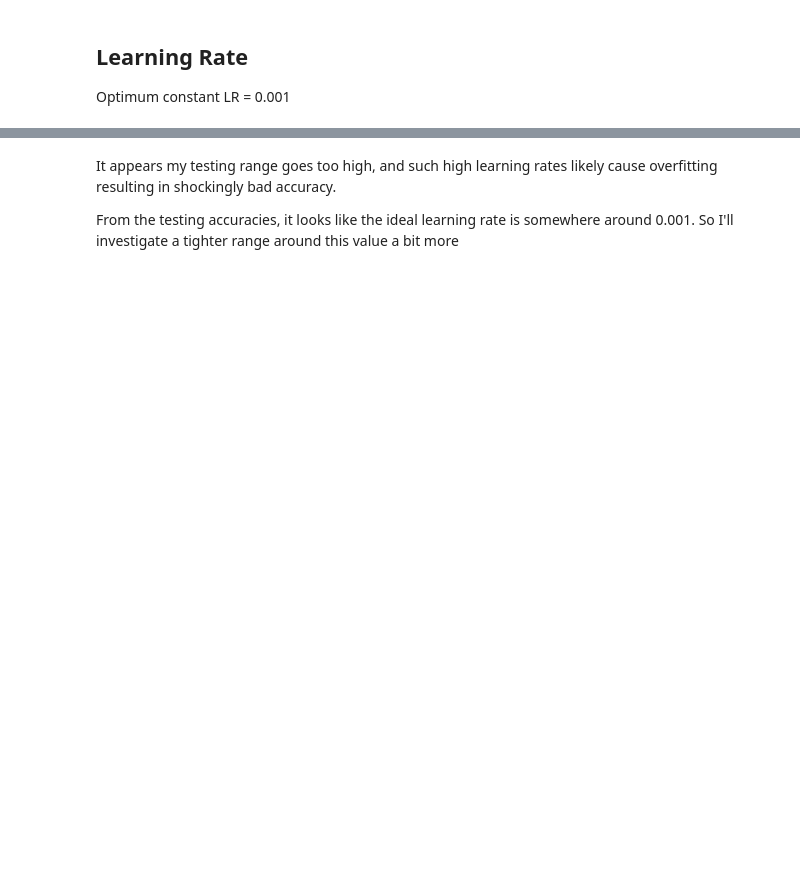
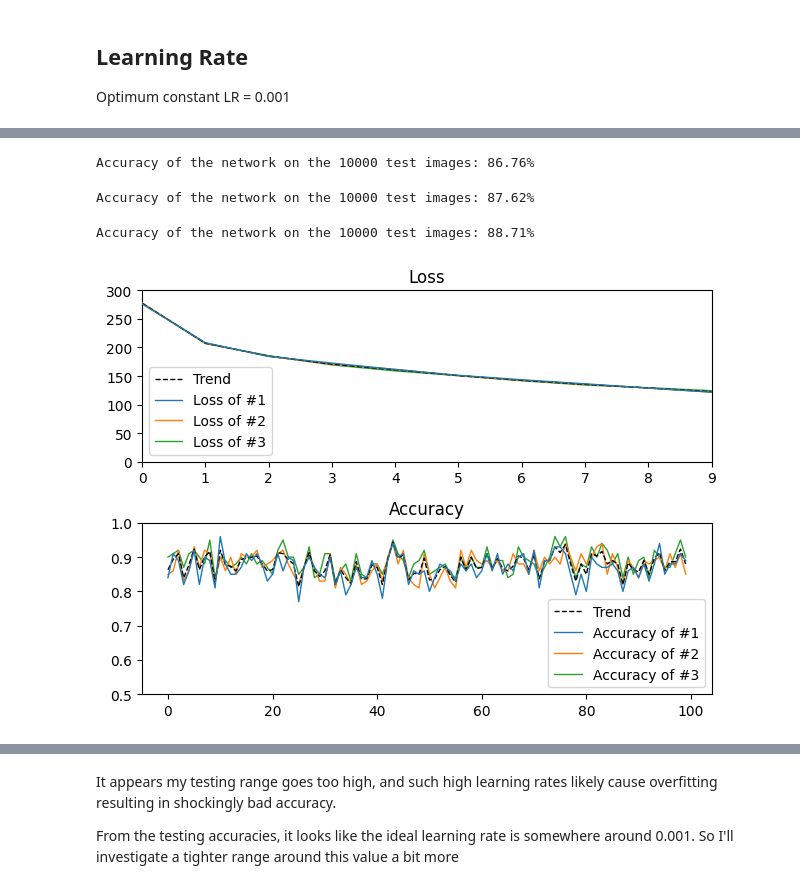
Before and after one commit to danbates1452/neural-networks, a Jupyter notebook: Coursework.ipynb, the cells around one changed output, grey strips where cells are left out. Drawn from its saved outputs; the diff is of its cells as text; code cells hidden in the pictures; blank space fills up the shorter version.

```diff
--- a/Coursework.ipynb
+++ b/Coursework.ipynb
@@ -438,0 +388,7 @@ Accuracy of the network on the 10000 test images: 10.0%
+# %%
+lrpoint01_models, lrpoint01_preds, lrpoint01_losses, lrpoint01_accuracies = run_series(lr_start=0.01)
+# %% [output]
+Accuracy of the network on the 10000 test images: 86.76%
+Accuracy of the network on the 10000 test images: 87.62%
+Accuracy of the network on the 10000 test images: 88.71%
+[figure, added]
```
Also changed, not shown: parts of 49 cells of this notebook.
